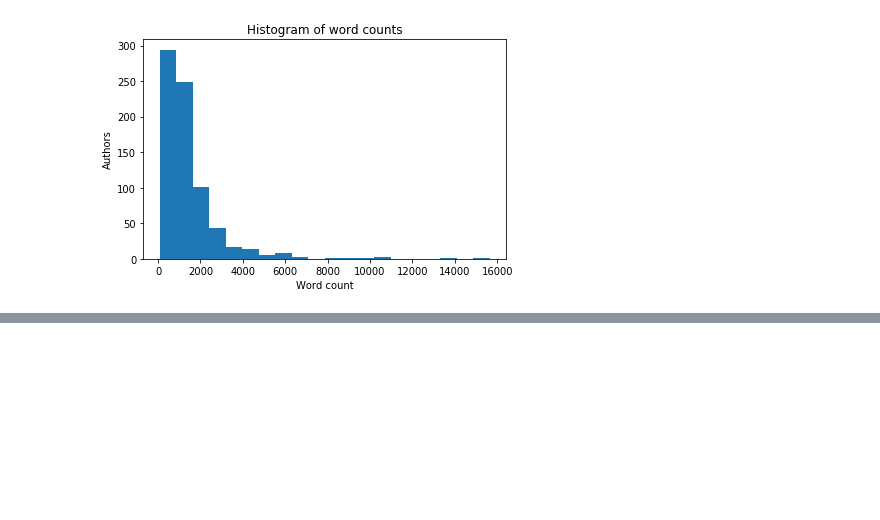
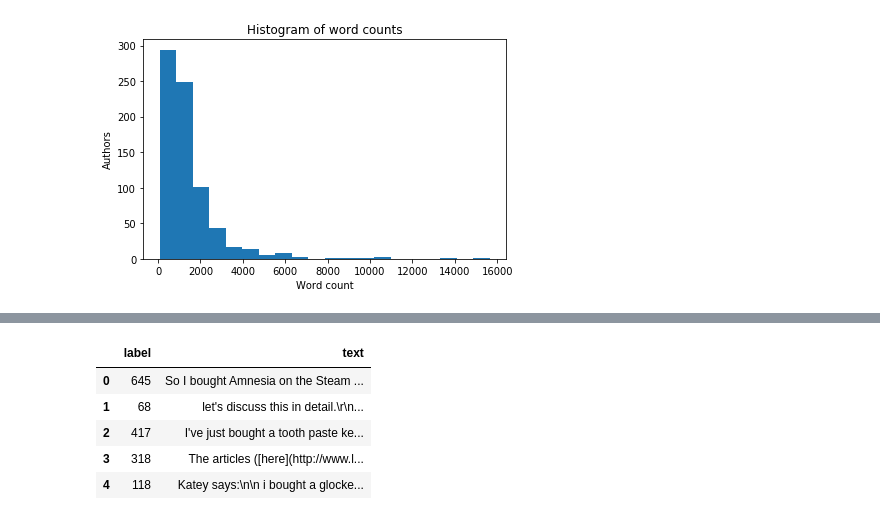
Before and after one commit to EdwardDixon/authorship, a Jupyter notebook: src/explore_the_data.ipynb, the cells around one changed output, grey strips where cells are left out. Saved outputs shown, nothing was run; the diff lists cells and outputs as text; code cells hidden in the pictures; blank space fills up the shorter version.

```diff
--- a/src/explore_the_data.ipynb
+++ b/src/explore_the_data.ipynb
@@ -183,0 +199,10 @@ plt.show()
+# %%
+df_fastaiformat = pd.DataFrame({'label':df_post_and_author.label, 'text':df_post_and_author.text})
+df_fastaiformat.head()
+# %% [output]
+|  | label | text |
+| 0 | 645 | So I bought Amnesia on the Steam ... |
+| 1 | 68 | let's discuss this in detail.\r\n... |
+| 2 | 417 | I've just bought a tooth paste ke... |
+| 3 | 318 | The articles ([here](http://www.l... |
+| 4 | 118 | Katey says:\n\n i bought a glocke... |
```
Also changed, not shown: parts of 4 cells of this notebook, 4 other files.
